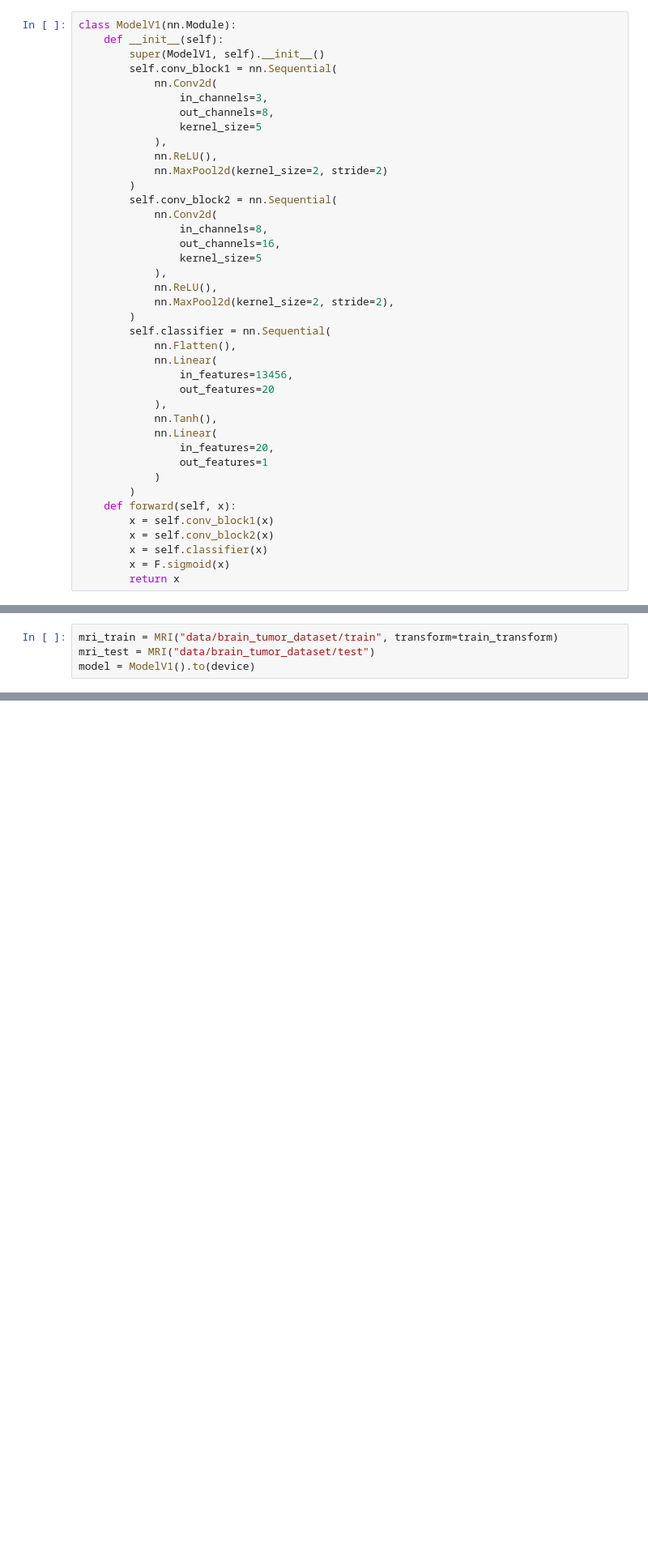
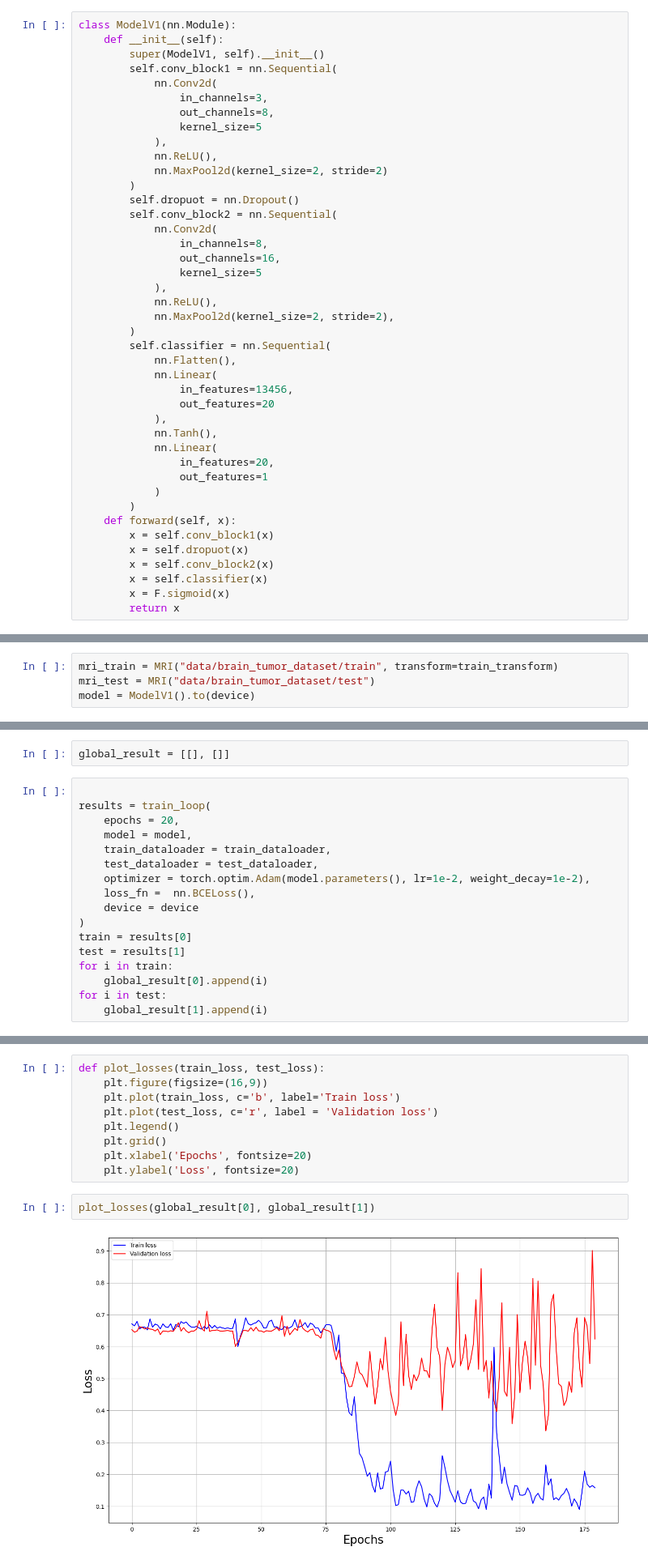
Before and after one commit to AkifPinarci/BrainTumor, a Jupyter notebook: main.ipynb, the cells around one changed output, grey strips where cells are left out. Shown at 81% size. Saved outputs shown, nothing was run; the diff lists cells and outputs as text; blank space fills up the shorter version.

```diff
--- a/main.ipynb
+++ b/main.ipynb
@@ -30,6 +32,7 @@ class ModelV1(nn.Module):
             nn.ReLU(),
             nn.MaxPool2d(kernel_size=2, stride=2)
         )
+        self.dropuot = nn.Dropout()
         self.conv_block2 = nn.Sequential(
             nn.Conv2d(
                 in_channels=8,
@@ -53,6 +56,7 @@ class ModelV1(nn.Module):
         )
     def forward(self, x):
         x = self.conv_block1(x)
+        x = self.dropuot(x)
         x = self.conv_block2(x)
         x = self.classifier(x)
         x = F.sigmoid(x)
@@ -125,0 +183,19 @@ accuracies = []
+# %%
+global_result = [[], []]
+# %%
+
+results = train_loop(
+    epochs = 20,
+    model = model,
+    train_dataloader = train_dataloader,
+    test_dataloader = test_dataloader,
+    optimizer = torch.optim.Adam(model.parameters(), lr=1e-2, weight_decay=1e-2),
+    loss_fn =  nn.BCELoss(),
+    device = device
+)
+train = results[0]
+test = results[1]
+for i in train:
+    global_result[0].append(i)
+for i in test:
+    global_result[1].append(i)
@@ -173,2 +229,15 @@ print(accuracies)
+# %%
+def plot_losses(train_loss, test_loss):
+    plt.figure(figsize=(16,9))
+    plt.plot(train_loss, c='b', label='Train loss')
+    plt.plot(test_loss, c='r', label = 'Validation loss')
+    plt.legend()
+    plt.grid()
+    plt.xlabel('Epochs', fontsize=20)
+    plt.ylabel('Loss', fontsize=20)
+# %%
+plot_losses(global_result[0], global_result[1])
+# %% [output]
+[figure, added]
 # %%
 import seaborn as sns
```
Also changed, not shown: parts of 12 cells of this notebook, 1 other file.
